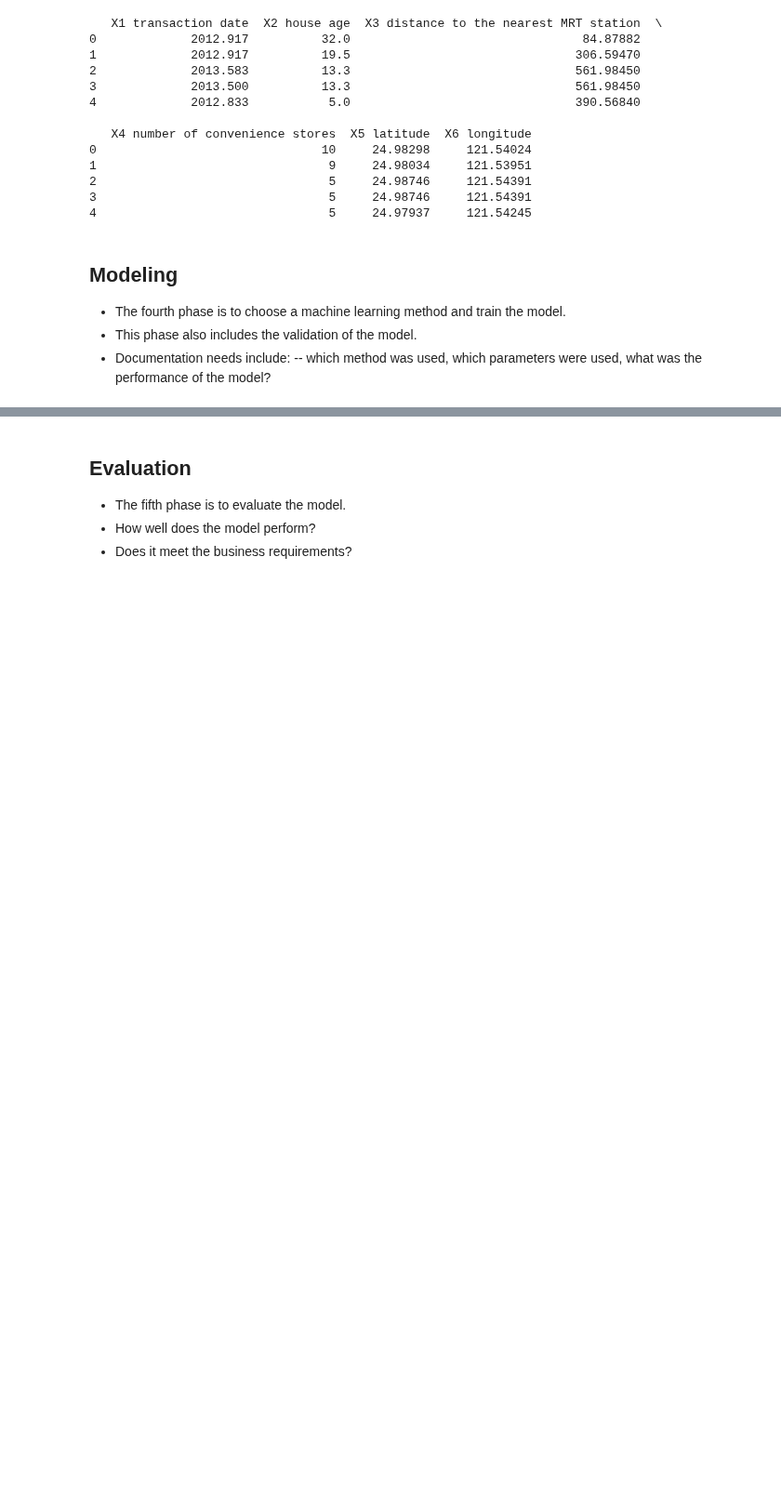
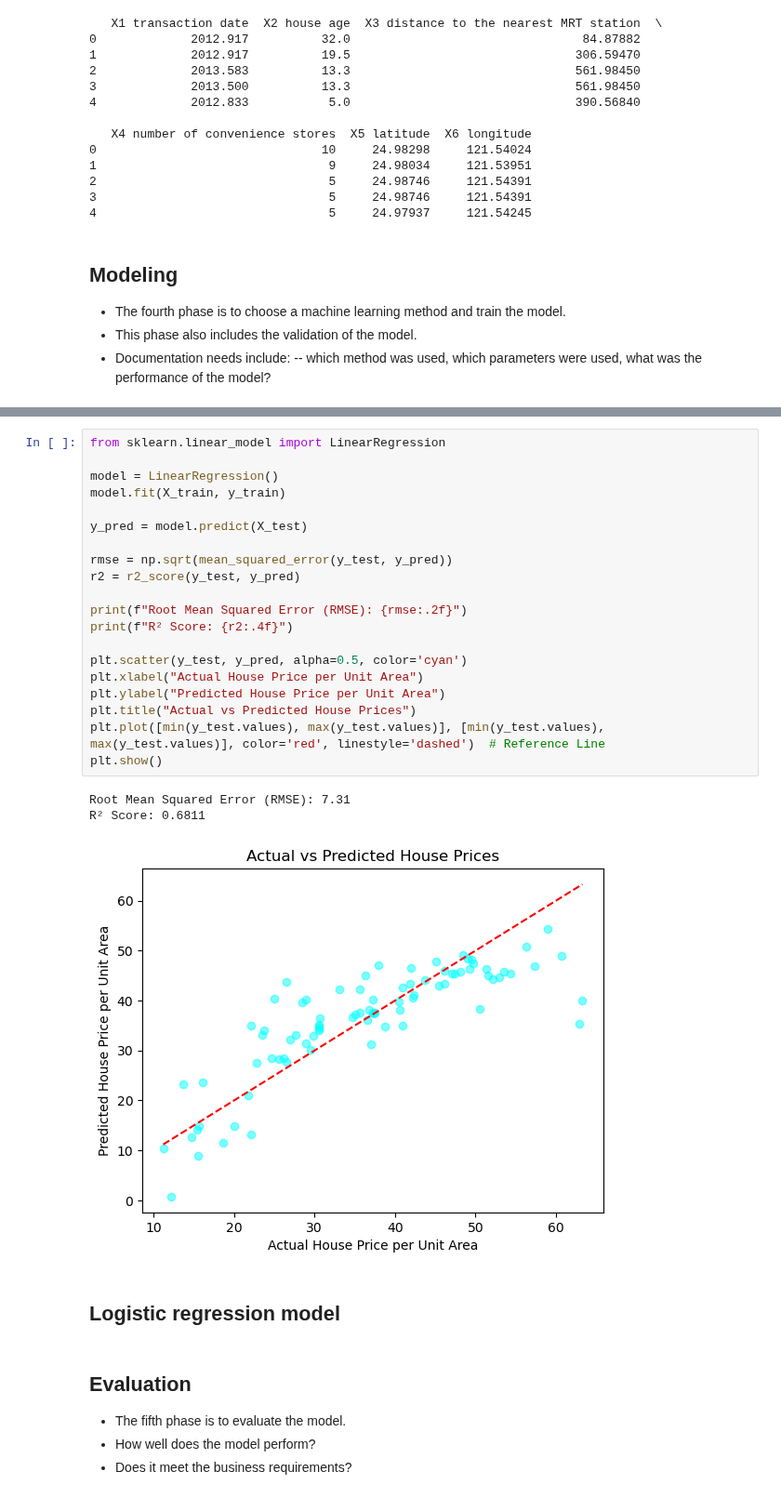
Before and after one commit to Islake/KoneOppiminen, a Jupyter notebook: tasks/Linear_and_logistic_regression.ipynb, the cells around one changed output, grey strips where cells are left out. Shown at 93% size. Cells and saved outputs as stored; diff of their text form; blank space fills up the shorter version.

Commit message:
Linear Regresion Koodi

```diff
--- a/tasks/Linear_and_logistic_regression.ipynb
+++ b/tasks/Linear_and_logistic_regression.ipynb
@@ -181,3 +196,29 @@ feature_names = X.columns.tolist()
+# %%
+from sklearn.linear_model import LinearRegression
+
+model = LinearRegression()
+model.fit(X_train, y_train)
+
+y_pred = model.predict(X_test)
+
+rmse = np.sqrt(mean_squared_error(y_test, y_pred))
+r2 = r2_score(y_test, y_pred)
+
+print(f"Root Mean Squared Error (RMSE): {rmse:.2f}")
+print(f"R² Score: {r2:.4f}")
+
+plt.scatter(y_test, y_pred, alpha=0.5, color='cyan')
+plt.xlabel("Actual House Price per Unit Area")
+plt.ylabel("Predicted House Price per Unit Area")
+plt.title("Actual vs Predicted House Prices")
+plt.plot([min(y_test.values), max(y_test.values)], [min(y_test.values), max(y_test.values)], color='red', linestyle='dashed')  # Reference Line
+plt.show()
+# %% [output]
+Root Mean Squared Error (RMSE): 7.31
+R² Score: 0.6811
+[figure, added]
+# %% [markdown]
+## Logistic regression model
 # %% [markdown]
 ## Evaluation
 - The fifth phase is to evaluate the model.
```
Also changed, not shown: parts of 2 cells of this notebook.
